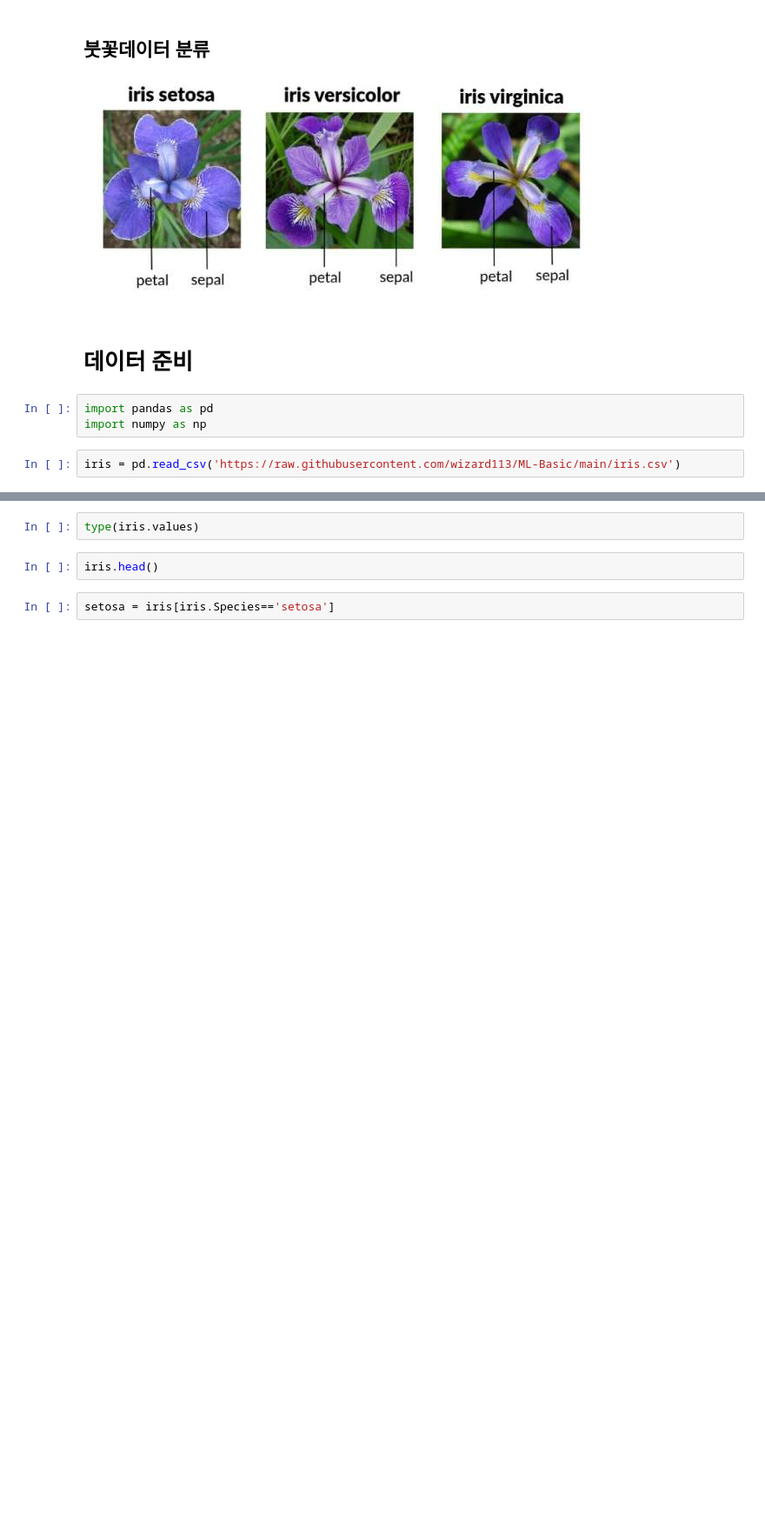
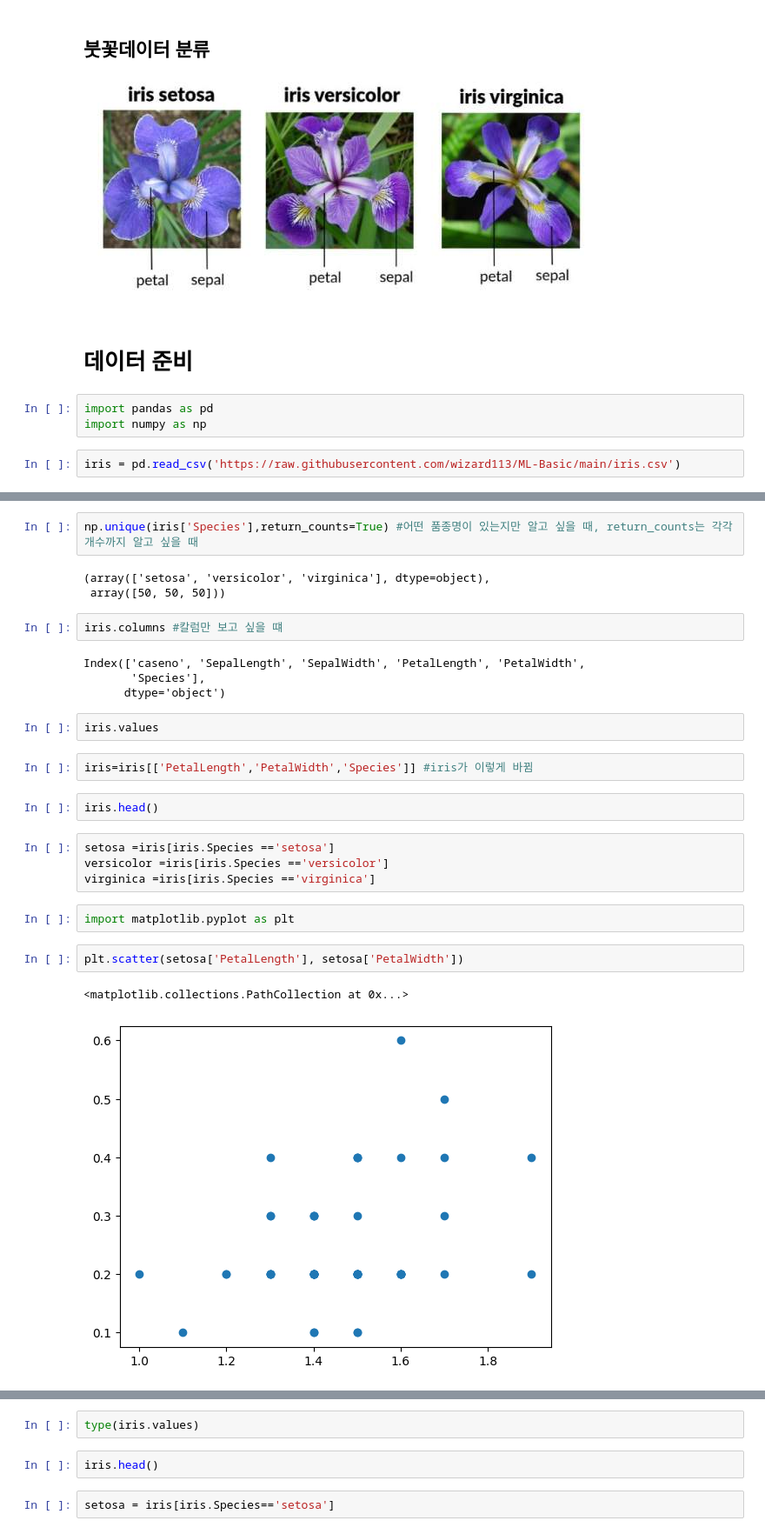
Before and after one commit to 2seorin-lab/ml_basic, a Jupyter notebook: 1_k-NearestNeighbor.ipynb, the cells around one changed output, grey strips where cells are left out. Shown at 87% size. Cells and saved outputs as stored; diff of their text form; blank space fills up the shorter version.

```diff
--- a/1_k-NearestNeighbor.ipynb
+++ b/1_k-NearestNeighbor.ipynb
@@ -19,0 +104,28 @@ iris = pd.read_csv('https://raw.githubusercontent.com/wizard113/ML-Basic/main/ir
+# %%
+np.unique(iris['Species'],return_counts=True) #어떤 품종명이 있는지만 알고 싶을 때, return_counts는 각각 개수까지 알고 싶을 때
+# %% [output]
+(array(['setosa', 'versicolor', 'virginica'], dtype=object),
+ array([50, 50, 50]))
+# %%
+iris.columns #칼럼만 보고 싶을 떄
+# %% [output]
+Index(['caseno', 'SepalLength', 'SepalWidth', 'PetalLength', 'PetalWidth',
+       'Species'],
+      dtype='object')
+# %%
+iris.values
+# %%
+iris=iris[['PetalLength','PetalWidth','Species']] #iris가 이렇게 바뀜
+# %%
+iris.head()
+# %%
+setosa =iris[iris.Species =='setosa']
+versicolor =iris[iris.Species =='versicolor']
+virginica =iris[iris.Species =='virginica']
+# %%
+import matplotlib.pyplot as plt
+# %%
+plt.scatter(setosa['PetalLength'], setosa['PetalWidth'])
+# %% [output]
+<matplotlib.collections.PathCollection at 0x...>
+[figure, added]
```
Also changed, not shown: parts of 26 cells of this notebook.
